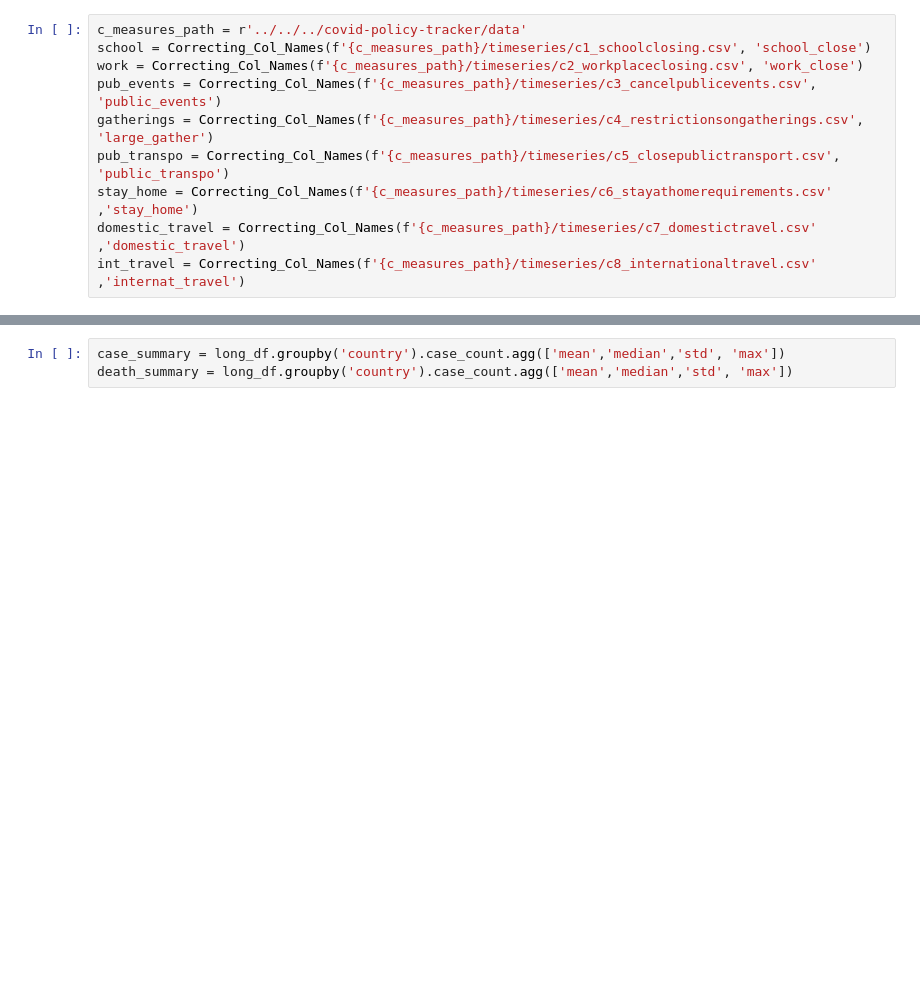
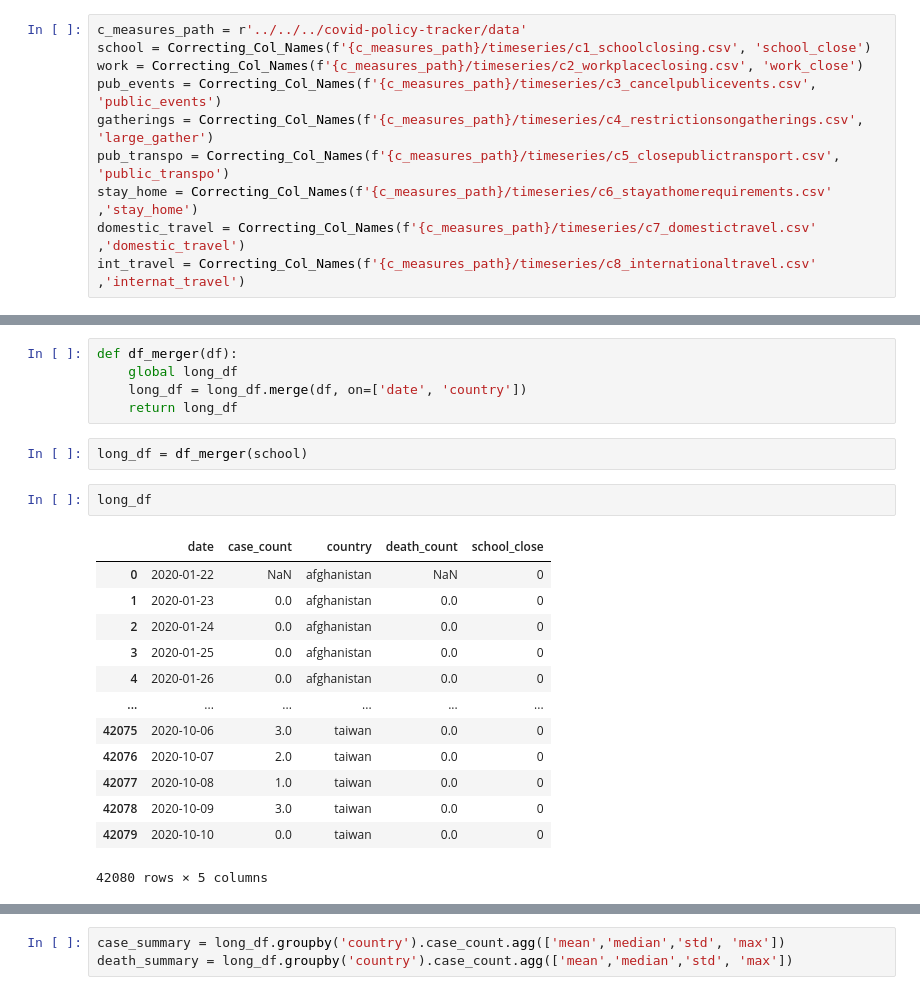
Before and after one commit to chacreton190/COVID-19, a Jupyter notebook: Code/JHU Data Project Manupulation 10-11-20.ipynb, the cells around one changed output, grey strips where cells are left out. Saved outputs shown, nothing was run; the diff lists cells and outputs as text; blank space fills up the shorter version.

```diff
--- a/Code/JHU Data Project Manupulation 10-11-20.ipynb
+++ b/Code/JHU Data Project Manupulation 10-11-20.ipynb
@@ -141,2 +187,25 @@ Timestamp('2020-10-08 00:00:00')
+# %%
+def df_merger(df):
+    global long_df
+    long_df = long_df.merge(df, on=['date', 'country'])
+    return long_df
+# %%
+long_df = df_merger(school)
+# %%
+long_df
+# %% [output]
+|  | date | case_count | country | death_count | school_close |
+| 0 | 2020-01-22 | NaN | afghanistan | NaN | 0 |
+| 1 | 2020-01-23 | 0.0 | afghanistan | 0.0 | 0 |
+| 2 | 2020-01-24 | 0.0 | afghanistan | 0.0 | 0 |
+| 3 | 2020-01-25 | 0.0 | afghanistan | 0.0 | 0 |
+| 4 | 2020-01-26 | 0.0 | afghanistan | 0.0 | 0 |
+| ... | ... | ... | ... | ... | ... |
+| 42075 | 2020-10-06 | 3.0 | taiwan | 0.0 | 0 |
+| 42076 | 2020-10-07 | 2.0 | taiwan | 0.0 | 0 |
+| 42077 | 2020-10-08 | 1.0 | taiwan | 0.0 | 0 |
+| 42078 | 2020-10-09 | 3.0 | taiwan | 0.0 | 0 |
+| 42079 | 2020-10-10 | 0.0 | taiwan | 0.0 | 0 |
+42080 rows × 5 columns
 # %%
 long_df = long_case.merge(long_death, on=['date', 'country'])
```
Also changed, not shown: parts of 24 cells of this notebook, 11 other files.
